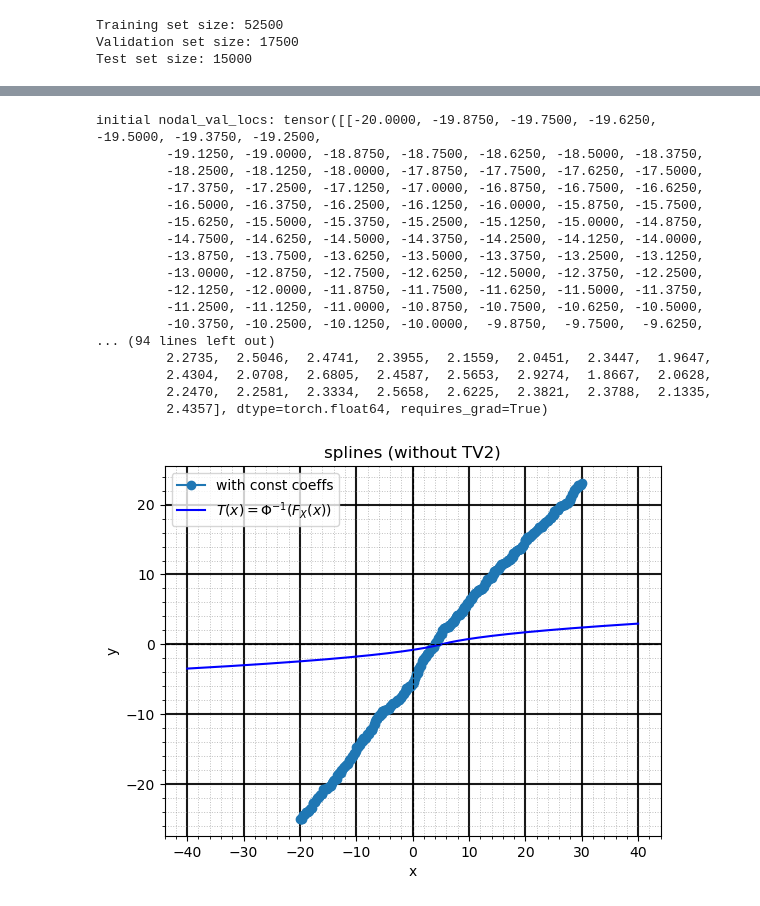
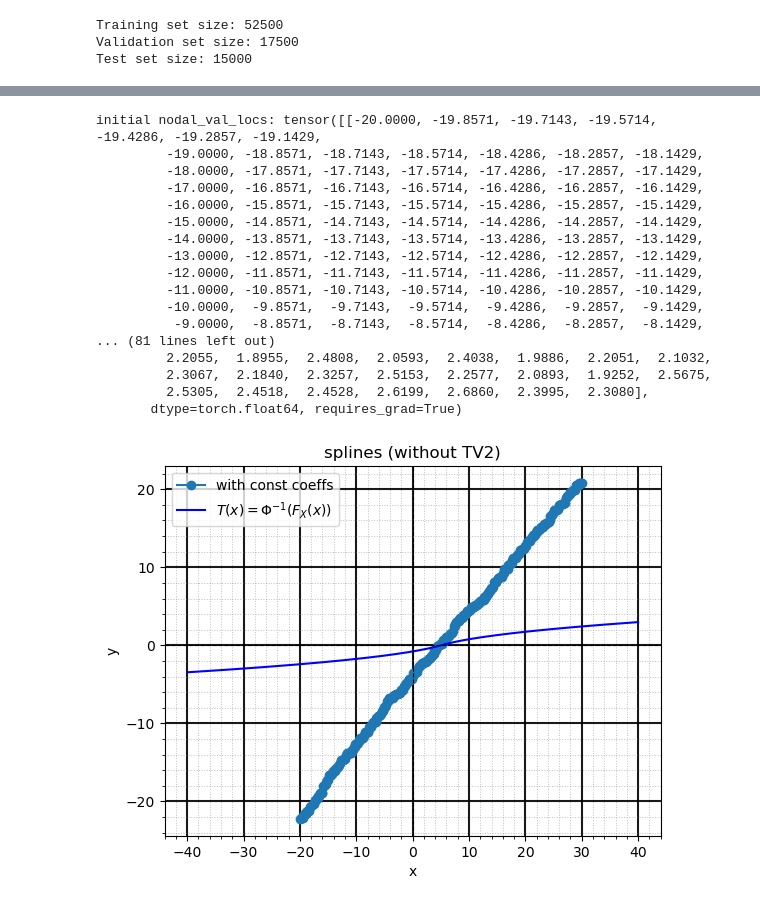
Before and after one commit to neelkanthrawat/Lipschitz_DSNN, a Jupyter notebook: with_TV2_regul.ipynb, the cells around one changed output, grey strips where cells are left out. Saved outputs shown, nothing was run; the diff lists cells and outputs as text; code cells hidden in the pictures.

```diff
--- a/with_TV2_regul.ipynb
+++ b/with_TV2_regul.ipynb
@@ -731,7 +731,7 @@ def generate_unequally_spaced_sorted_numbers(start_val, end_val, N):
 
     return scaled_values
 # %%
-SIZE=401;RANGE=20; START_VAL=-20; END_VAL=30
+SIZE=351;RANGE=20; START_VAL=-20; END_VAL=30
 #GRID_VALS= generate_unequally_spaced_sorted_numbers(start_val=START_VAL,end_val=END_VAL,N=SIZE)
 GRID_VALS,FN_INIT = transformation_laplace_to_std_normal(mu=mean, b=scale, x_range=(START_VAL,END_VAL), num_points=SIZE)
 noise = torch.randn_like(torch.tensor(FN_INIT)) * 2e-1
@@ -744,51 +744,51 @@ model2 = LinearSplineSlopeConstrained(
                 # grid_values=torch.tensor([-2.9132, -1.,  1.8,  2.1882,  2.9779]),
                 init="manual",#"maxmin",# what if I try relu activation function?
                 smin=0.001,
                 smax=10,
                 slope_constrained=1,
                 manual_init_fn_tensor=torch.tensor(FN_INIT)+noise
 )
 # print("constrained coefficients are: ",model2.slope_constrained_coefficients_vect)
 # print(f"slopes: constrained coeffs: {model2.slopes_tensor(for_projected_coeffs=1)}")
 # visualise the code space before the training
 input_tensor = torch.tensor(train_data)
 output_tensor2=model2(input_tensor)
 # plot_multiple_histogram([input_tensor.numpy(), output_tensor2.detach().numpy()
 #                         ],
 #                         labels_list=["data_space (x)","code_space(z)"])
 
 x2pos, y2pos = model2.nodal_val_loc_tensor.detach().numpy(), model2.slope_constrained_coefficients_vect.detach().numpy()
 # print('grid vals and x2pos vals')
 # print(GRID_VALS, x2pos)
 # print('fn val and slope constrained fn val')
 # print(FN_INIT, y2pos)
     # Add labels, title, and grid
     # plt.figure(figsize=(8,8))
 plt.figure()
 plot_with_annotations(x2pos[0][:], y2pos[:],
                     title="splines (without TV2)", xlabel="x", ylabel="y",
                     annotate=0, style='-o')
 plt.legend()
 plt.show()
 # %% [output]
-initial nodal_val_locs: tensor([[-20.0000, -19.8750, -19.7500, -19.6250, -19.5000, -19.3750, -19.2500,
-         -19.1250, -19.0000, -18.8750, -18.7500, -18.6250, -18.5000, -18.3750,
-         -18.2500, -18.1250, -18.0000, -17.8750, -17.7500, -17.6250, -17.5000,
-         -17.3750, -17.2500, -17.1250, -17.0000, -16.8750, -16.7500, -16.6250,
-         -16.5000, -16.3750, -16.2500, -16.1250, -16.0000, -15.8750, -15.7500,
-         -15.6250, -15.5000, -15.3750, -15.2500, -15.1250, -15.0000, -14.8750,
-         -14.7500, -14.6250, -14.5000, -14.3750, -14.2500, -14.1250, -14.0000,
-         -13.8750, -13.7500, -13.6250, -13.5000, -13.3750, -13.2500, -13.1250,
-         -13.0000, -12.8750, -12.7500, -12.6250, -12.5000, -12.3750, -12.2500,
-         -12.1250, -12.0000, -11.8750, -11.7500, -11.6250, -11.5000, -11.3750,
-         -11.2500, -11.1250, -11.0000, -10.8750, -10.7500, -10.6250, -10.5000,
-         -10.3750, -10.2500, -10.1250, -10.0000,  -9.8750,  -9.7500,  -9.6250,
-... (94 lines left out)
-         2.2735,  2.5046,  2.4741,  2.3955,  2.1559,  2.0451,  2.3447,  1.9647,
-         2.4304,  2.0708,  2.6805,  2.4587,  2.5653,  2.9274,  1.8667,  2.0628,
-         2.2470,  2.2581,  2.3334,  2.5658,  2.6225,  2.3821,  2.3788,  2.1335,
-         2.4357], dtype=torch.float64, requires_grad=True)
+initial nodal_val_locs: tensor([[-20.0000, -19.8571, -19.7143, -19.5714, -19.4286, -19.2857, -19.1429,
+         -19.0000, -18.8571, -18.7143, -18.5714, -18.4286, -18.2857, -18.1429,
+         -18.0000, -17.8571, -17.7143, -17.5714, -17.4286, -17.2857, -17.1429,
+         -17.0000, -16.8571, -16.7143, -16.5714, -16.4286, -16.2857, -16.1429,
+         -16.0000, -15.8571, -15.7143, -15.5714, -15.4286, -15.2857, -15.1429,
+         -15.0000, -14.8571, -14.7143, -14.5714, -14.4286, -14.2857, -14.1429,
+         -14.0000, -13.8571, -13.7143, -13.5714, -13.4286, -13.2857, -13.1429,
+         -13.0000, -12.8571, -12.7143, -12.5714, -12.4286, -12.2857, -12.1429,
+         -12.0000, -11.8571, -11.7143, -11.5714, -11.4286, -11.2857, -11.1429,
+         -11.0000, -10.8571, -10.7143, -10.5714, -10.4286, -10.2857, -10.1429,
+         -10.0000,  -9.8571,  -9.7143,  -9.5714,  -9.4286,  -9.2857,  -9.1429,
+          -9.0000,  -8.8571,  -8.7143,  -8.5714,  -8.4286,  -8.2857,  -8.1429,
+... (81 lines left out)
+         2.2055,  1.8955,  2.4808,  2.0593,  2.4038,  1.9886,  2.2051,  2.1032,
+         2.3067,  2.1840,  2.3257,  2.5153,  2.2577,  2.0893,  1.9252,  2.5675,
+         2.5305,  2.4518,  2.4528,  2.6199,  2.6860,  2.3995,  2.3080],
+       dtype=torch.float64, requires_grad=True)
-[figure, old version]
+[figure, new version]
 # %%
 # with torch.no_grad():
 #    zz,gg=model2(torch.tensor([[-30.], [-20], [0.], [20], [30]])), model2.grad_x_temp
```
Also changed, not shown: parts of 6 cells of this notebook, 9 other files.
